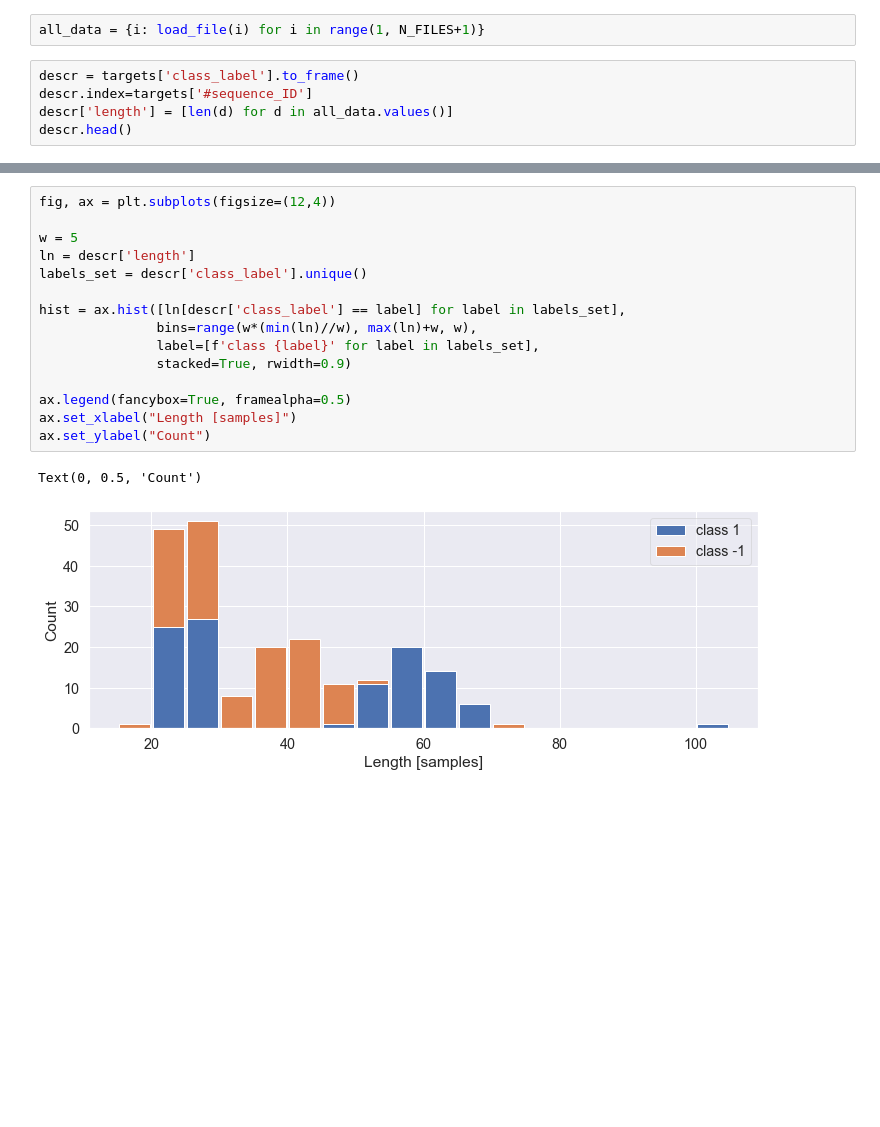
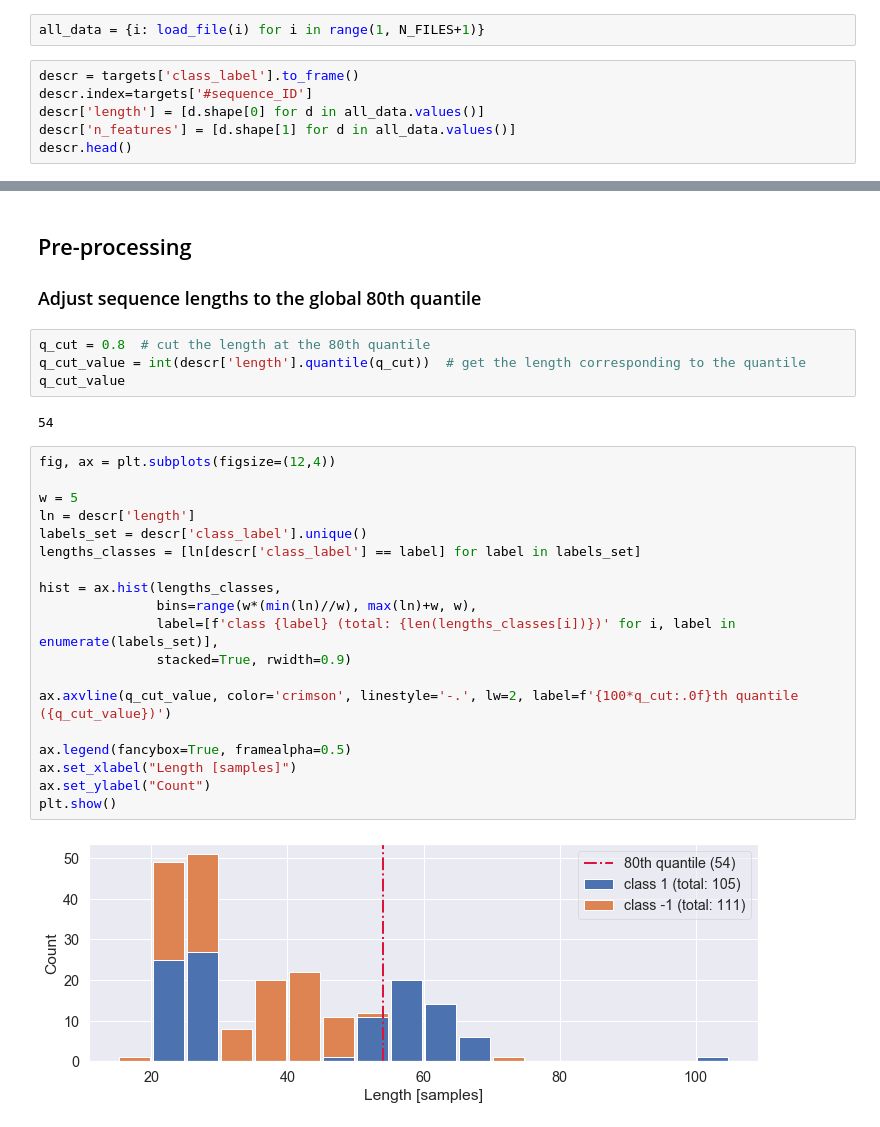
Before and after one commit to animaviridis/dmv-practicals, a Jupyter notebook: assessment/assignment1/task2/task2.ipynb, the cells around one changed output, grey strips where cells are left out. Cells and saved outputs as stored; diff of their text form; blank space fills up the shorter version.

Commit message:
[Assignment 1][Task 2] Adjusting sequence length

```diff
--- a/assessment/assignment1/task2/task2.ipynb
+++ b/assessment/assignment1/task2/task2.ipynb
@@ -79,6 +82,7 @@ all_data = {i: load_file(i) for i in range(1, N_FILES+1)}
 # %%
 descr = targets['class_label'].to_frame()
 descr.index=targets['#sequence_ID']
-descr['length'] = [len(d) for d in all_data.values()]
+descr['length'] = [d.shape[0] for d in all_data.values()]
+descr['n_features'] = [d.shape[1] for d in all_data.values()]
 descr.head()
 # %% [output]
@@ -92,18 +110,30 @@ descr.head()
+# %% [markdown]
+## Pre-processing
+### Adjust sequence lengths to the global 80th quantile
+# %%
+q_cut = 0.8  # cut the length at the 80th quantile
+q_cut_value = int(descr['length'].quantile(q_cut))  # get the length corresponding to the quantile
+q_cut_value
+# %% [output]
+54
 # %%
 fig, ax = plt.subplots(figsize=(12,4))
 
 w = 5
 ln = descr['length']
 labels_set = descr['class_label'].unique()
+lengths_classes = [ln[descr['class_label'] == label] for label in labels_set]
 
-hist = ax.hist([ln[descr['class_label'] == label] for label in labels_set],
+hist = ax.hist(lengths_classes,
                bins=range(w*(min(ln)//w), max(ln)+w, w),
-               label=[f'class {label}' for label in labels_set],
+               label=[f'class {label} (total: {len(lengths_classes[i])})' for i, label in enumerate(labels_set)],
                stacked=True, rwidth=0.9)
+
+ax.axvline(q_cut_value, color='crimson', linestyle='-.', lw=2, label=f'{100*q_cut:.0f}th quantile ({q_cut_value})')
 
 ax.legend(fancybox=True, framealpha=0.5)
 ax.set_xlabel("Length [samples]")
 ax.set_ylabel("Count")
+plt.show()
 # %% [output]
-Text(0, 0.5, 'Count')
-[figure, old version]
+[figure, new version]
```
Also changed, not shown: parts of 5 cells of this notebook, 1 other file.
